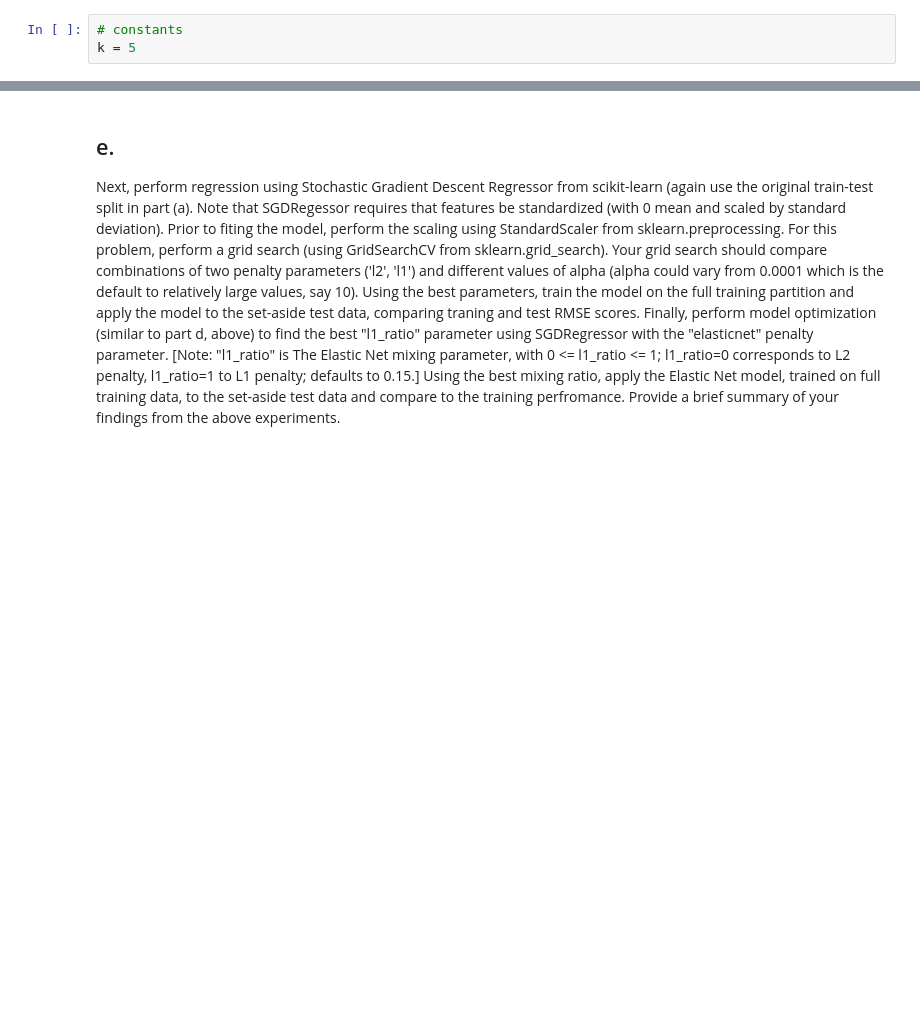
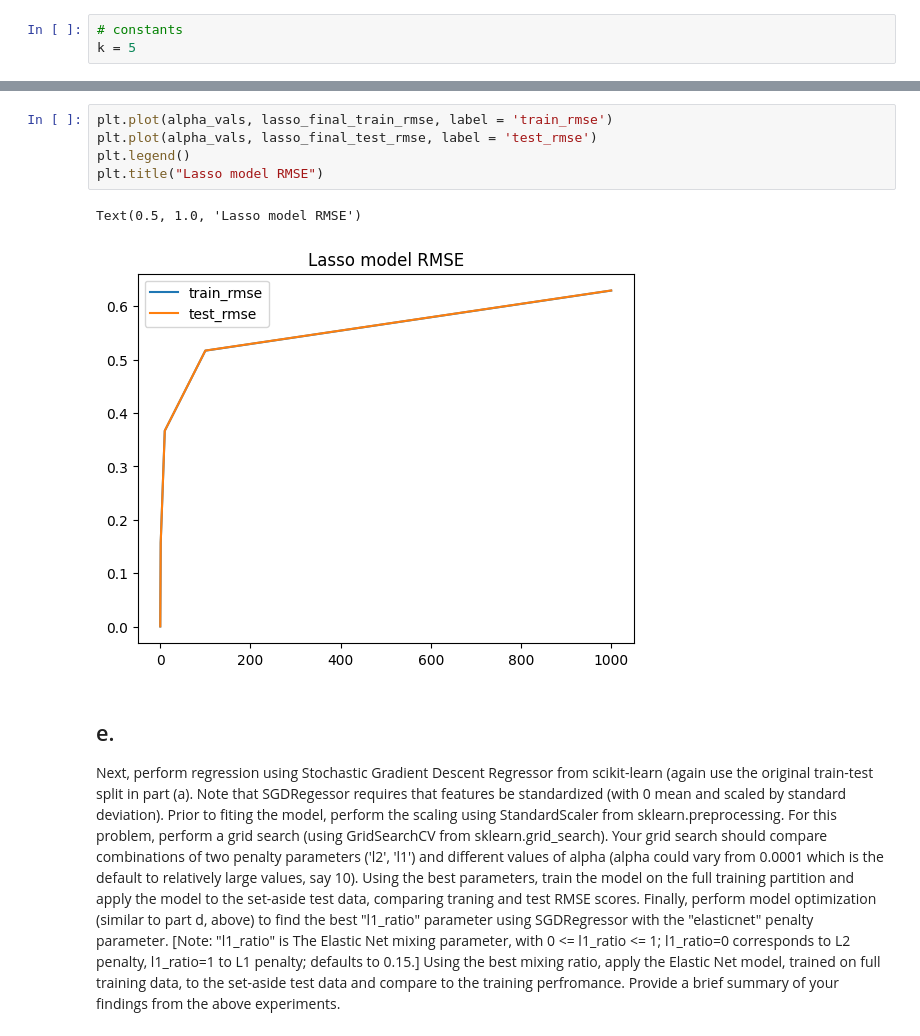
Before and after one commit to kushalnavghare/DSC-478_PRG_ML_APP, a Jupyter notebook: Assignment_3.ipynb, the cells around one changed output, grey strips where cells are left out. Saved outputs shown, nothing was run; the diff lists cells and outputs as text; blank space fills up the shorter version.

```diff
--- a/Assignment_3.ipynb
+++ b/Assignment_3.ipynb
@@ -450,3 +356,11 @@ Lasso(alpha=10000.0)
+# %%
+plt.plot(alpha_vals, lasso_final_train_rmse, label = 'train_rmse')
+plt.plot(alpha_vals, lasso_final_test_rmse, label = 'test_rmse')
+plt.legend()
+plt.title("Lasso model RMSE")
+# %% [output]
+Text(0.5, 1.0, 'Lasso model RMSE')
+[figure, added]
 # %% [markdown]
 ## e.
 Next, perform regression using Stochastic Gradient Descent Regressor from scikit-learn (again use the original train-test split in part (a). Note that SGDRegessor requires that features be standardized (with 0 mean and scaled by standard deviation). Prior to fiting the model, perform the scaling using StandardScaler from sklearn.preprocessing. For this problem, perform a grid search (using GridSearchCV from sklearn.grid_search). Your grid search should compare combinations of two penalty parameters ('l2', 'l1') and different values of alpha (alpha could vary from 0.0001 which is the default to relatively large values, say 10). Using the best parameters, train the model on the full training partition and apply the model to the set-aside test data, comparing traning and test RMSE scores. Finally, perform model optimization (similar to part d, above) to find the best "l1_ratio" parameter using SGDRegressor with  the "elasticnet" penalty parameter. [Note: "l1_ratio" is The Elastic Net mixing parameter, with 0 <= l1_ratio <= 1;  l1_ratio=0 corresponds to L2 penalty, l1_ratio=1 to L1 penalty; defaults to 0.15.] Using the best mixing ratio, apply the Elastic Net model, trained on full training data, to the set-aside test data and compare to the training perfromance. Provide a brief summary of your findings from the above experiments.
```
Also changed, not shown: parts of 59 cells of this notebook.
